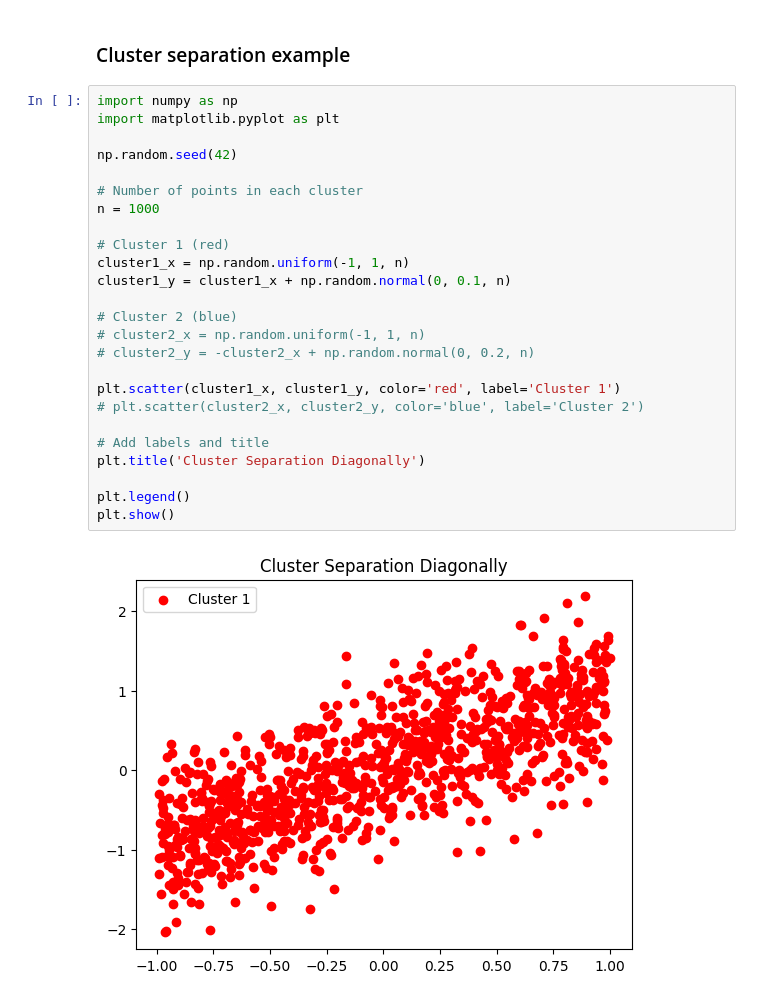
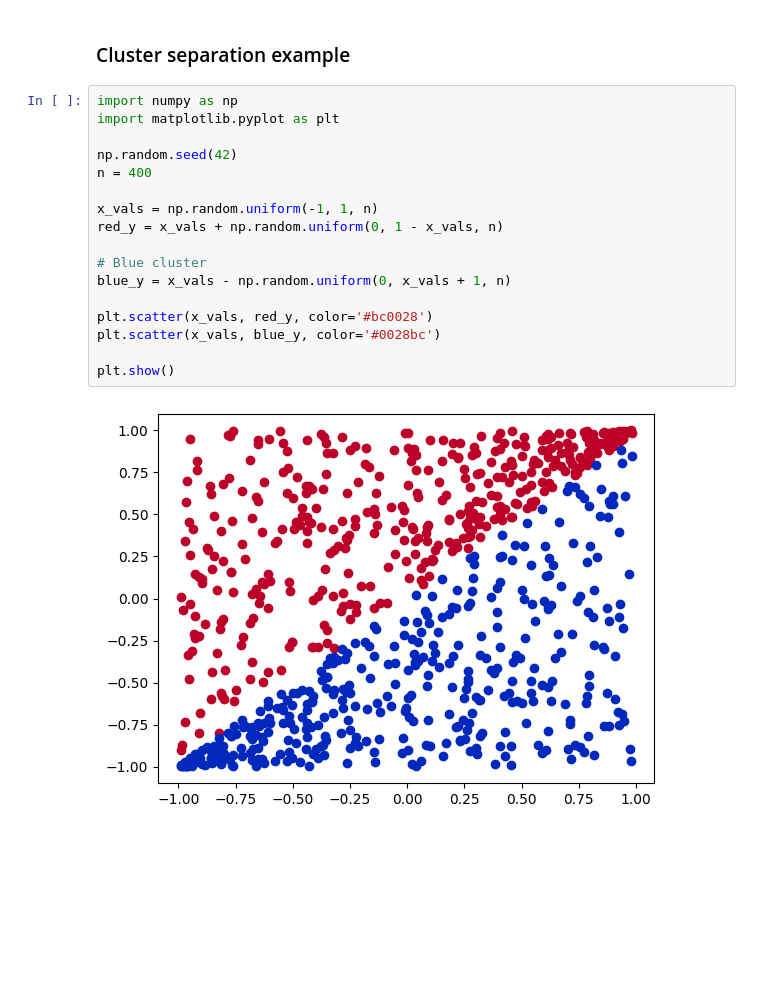
Before and after one commit to wlinds/ITHS-AI22-TF, a Jupyter notebook: Notes/lec1.ipynb, the cells around one changed output. Cells and saved outputs as stored; diff of their text form; blank space fills up the shorter version.

```diff
--- a/Notes/lec1.ipynb
+++ b/Notes/lec1.ipynb
@@ -218,27 +114,19 @@ Introduce non-linearities to the model, allowing it to learn complex patterns. R
 # %%
 import numpy as np
 import matplotlib.pyplot as plt
 
 np.random.seed(42)
+n = 400
 
-# Number of points in each cluster
-n = 1000
+x_vals = np.random.uniform(-1, 1, n)
+red_y = x_vals + np.random.uniform(0, 1 - x_vals, n)
 
-# Cluster 1 (red)
-cluster1_x = np.random.uniform(-1, 1, n)
-cluster1_y = cluster1_x + np.random.normal(0, 0.1, n)
+# Blue cluster
+blue_y = x_vals - np.random.uniform(0, x_vals + 1, n)
 
-# Cluster 2 (blue)
-# cluster2_x = np.random.uniform(-1, 1, n)
-# cluster2_y = -cluster2_x + np.random.normal(0, 0.2, n)
+plt.scatter(x_vals, red_y, color='#bc0028')
+plt.scatter(x_vals, blue_y, color='#0028bc')
 
-plt.scatter(cluster1_x, cluster1_y, color='red', label='Cluster 1')
-# plt.scatter(cluster2_x, cluster2_y, color='blue', label='Cluster 2')
-
-# Add labels and title
-plt.title('Cluster Separation Diagonally')
-
-plt.legend()
 plt.show()
 # %% [output]
-[figure, old version]
+[figure, new version]
```
Also changed, not shown: parts of 18 cells of this notebook.
